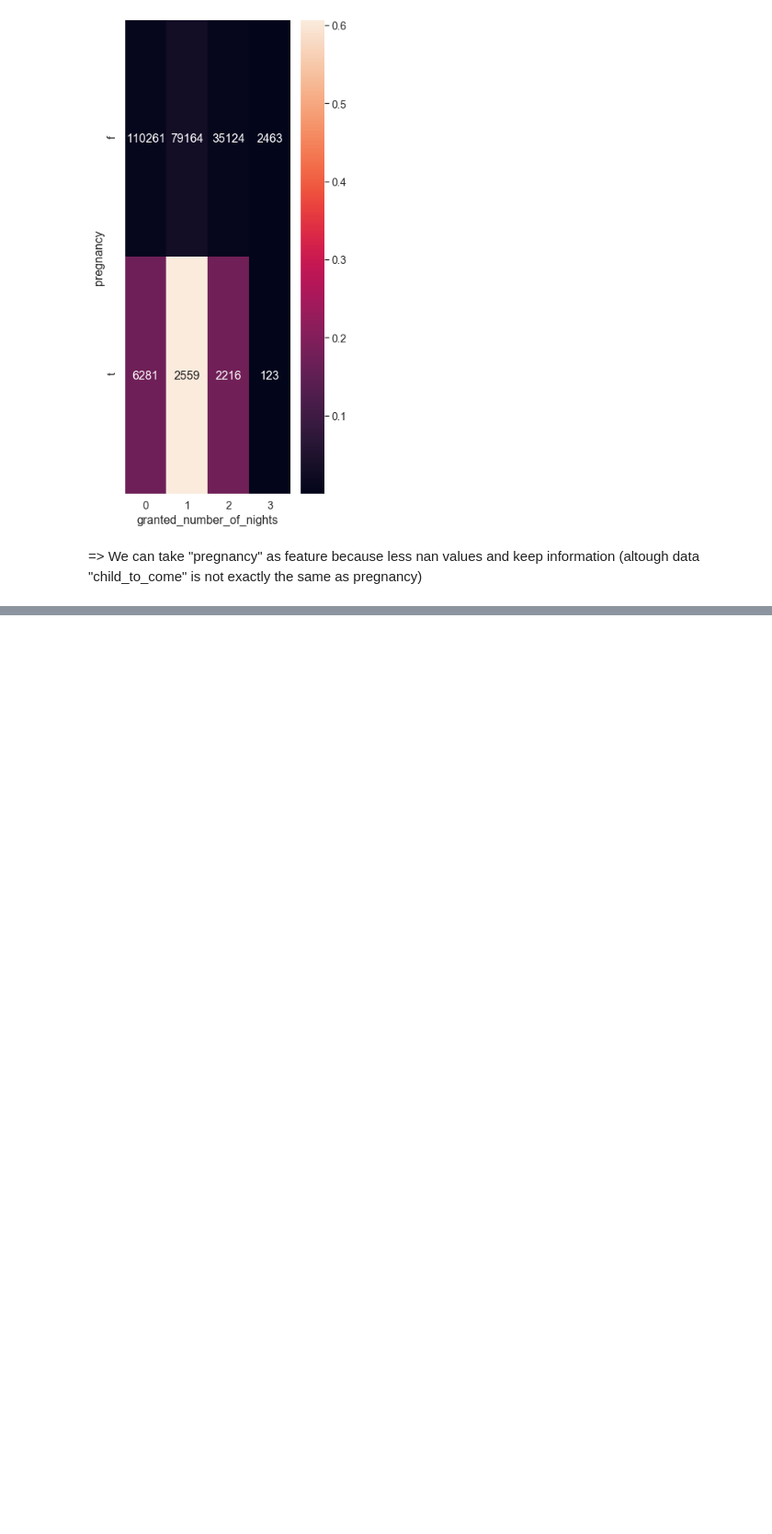
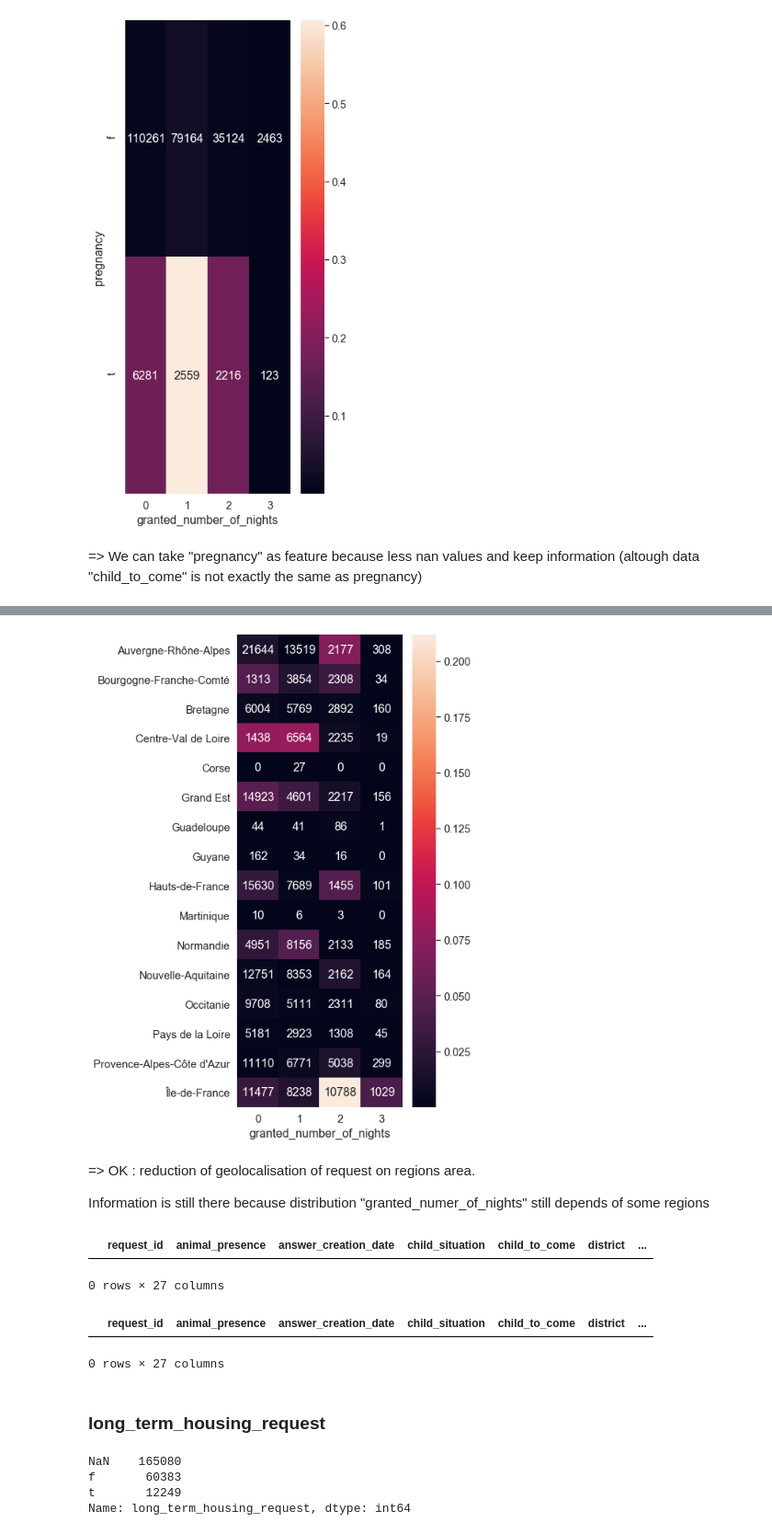
Before and after one commit to jeugregg/data-science-test, a Jupyter notebook: 01_Exploration_Data.ipynb, the cells around one changed output, grey strips where cells are left out. Shown at 92% size. Cells and saved outputs as stored; diff of their text form; code cells hidden in the pictures; blank space fills up the shorter version.

```diff
--- a/01_Exploration_Data.ipynb
+++ b/01_Exploration_Data.ipynb
@@ -1216,0 +1711,3 @@ plot_cont(X="pregnancy", Y="granted_number_of_nights", data=requests_train)
+# %%
+pt_dis_town = pt_dis_town.merge(df_dep.filter(items=["code", "region_code"]),
+                 left_on="department_code", right_on="code", how="inner")
@@ -1216,0 +1739,4 @@ plot_cont(X="pregnancy", Y="granted_number_of_nights", data=requests_train)
+# %%
+pt_dis_town = pt_dis_town.merge(df_reg.filter(items=["code", "name"]),
+                 left_on="region_code", right_on="code", how="inner")
+pt_dis_town
@@ -1216,0 +1761,6 @@ plot_cont(X="pregnancy", Y="granted_number_of_nights", data=requests_train)
+# %%
+requests_train = requests_train.merge(pt_dis_town.filter(items=["district", "name"]),
+                 left_on="district", right_on="district", how="inner")
+# %%
+requests_train.rename(columns={"name": "region"},inplace=True)
+requests_train
@@ -1216,0 +1801,29 @@ plot_cont(X="pregnancy", Y="granted_number_of_nights", data=requests_train)
+# %%
+plot_cont(X="region",
+    Y="granted_number_of_nights",
+    data=requests_train)
+# %% [output]
+[figure, added]
+# %% [markdown]
+=> OK : reduction of geolocalisation of request on regions area.
+
+Information is still there because distribution  "granted_numer_of_nights" still depends of some regions
+# %%
+requests_train[requests_train["region"].isna()]
+# %% [output]
+|  | request_id | animal_presence | answer_creation_date | child_situation | child_to_come | district | ... |
+0 rows × 27 columns
+# %%
+requests_test[requests_test["region"].isna()]
+# %% [output]
+|  | request_id | animal_presence | answer_creation_date | child_situation | child_to_come | district | ... |
+0 rows × 27 columns
+# %% [markdown]
+### long_term_housing_request
+# %%
+requests_train["long_term_housing_request"].value_counts(dropna=False)
+# %% [output]
+NaN    165080
+f       60383
+t       12249
+Name: long_term_housing_request, dtype: int64
```
Also changed, not shown: parts of 147 cells of this notebook, 5 other files.
